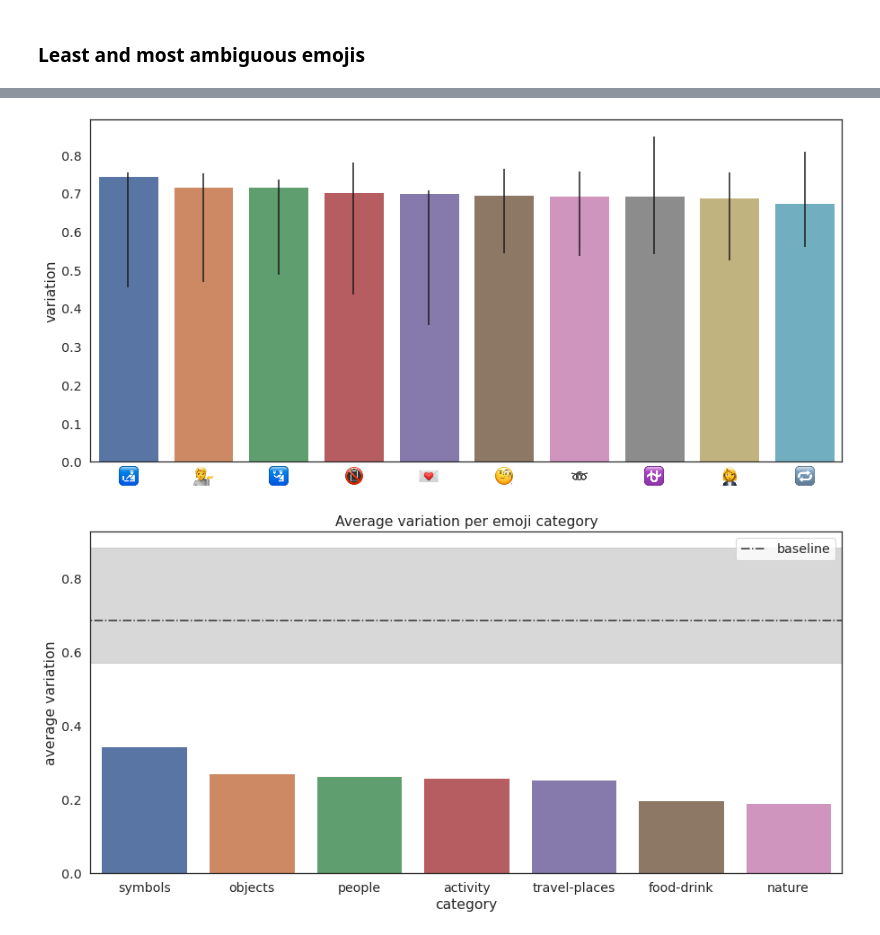
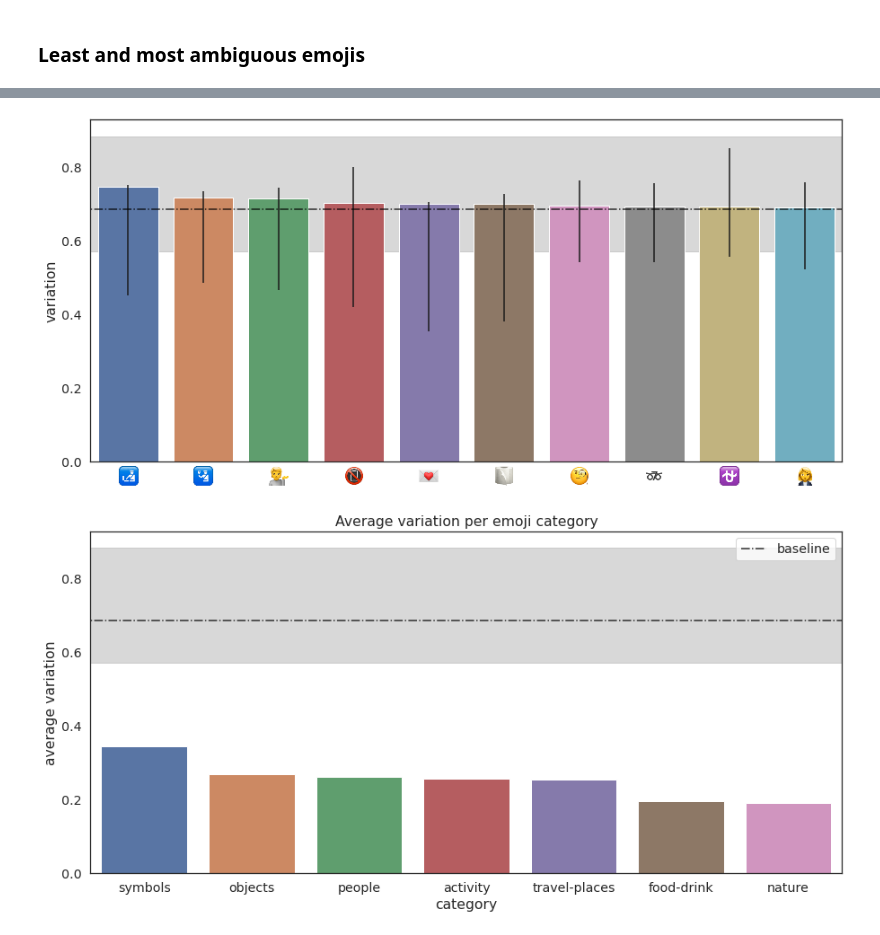
Before and after one commit to epfl-ada/emoji-ambiguity, a Jupyter notebook: notebooks/05_emoji_categories.ipynb, the cells around one changed output, grey strips where cells are left out. Drawn from its saved outputs; the diff is of its cells as text; code cells hidden in the pictures.

```diff
--- a/notebooks/05_emoji_categories.ipynb
+++ b/notebooks/05_emoji_categories.ipynb
@@ -120,9 +121,12 @@ ax.set_ylabel("Vocabulary size");
 # %%
 fig, ax = plt.subplots()
+ax.plot(range(-2, 12), 14*[baseline], '-.', alpha=0.8, color='black', label='baseline')
+ax.fill_between(range(-2, 12), baselines_CIs[0],
+                 baselines_CIs[1], alpha = 0.3, color='gray')
 top_ten = variations.sort_values(by='variation', ascending=False)[:10].reset_index()
 plot_emoji_barplot(top_ten, ax, col='variation')
 # %% [output]
-[figure, old version]
+[figure, new version]
 # %%
 def assign_category(emoji):
     for category in categorized:
```
Also changed, not shown: parts of 10 cells of this notebook, 5 other files.
